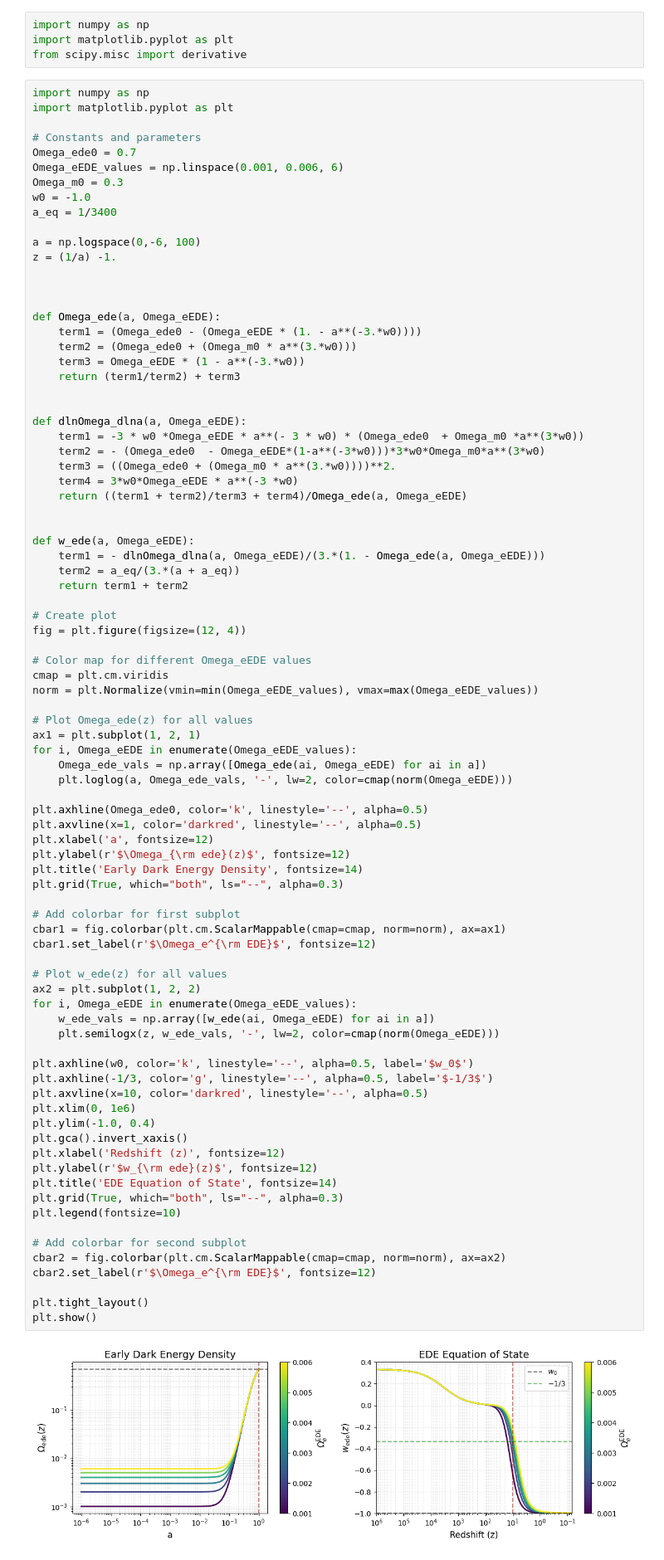
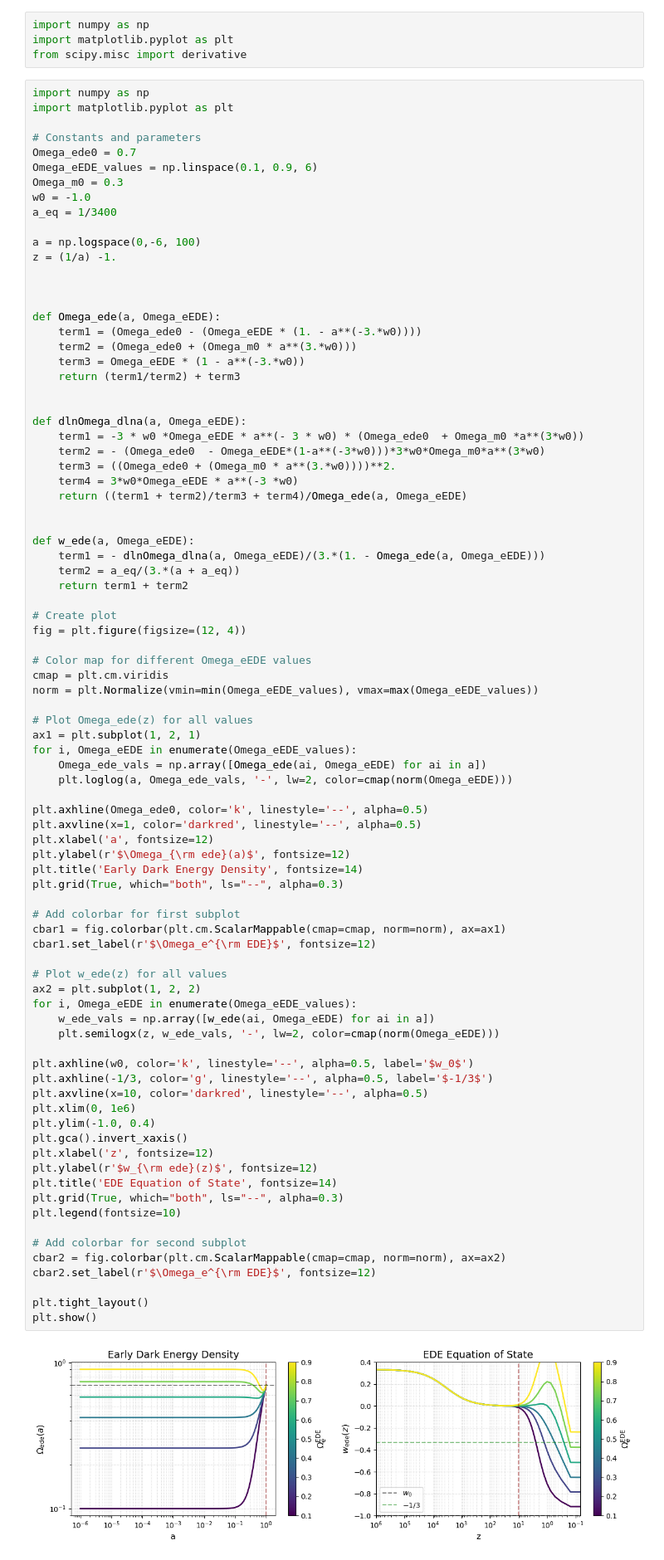
Before and after one commit to mazapataa/EDE, a Jupyter notebook: early.ipynb, the cells around one changed output. Shown: that part at 83% size. Drawn from its saved outputs; the diff is of its cells as text.

```diff
--- a/early.ipynb
+++ b/early.ipynb
@@ -8,7 +8,7 @@ import matplotlib.pyplot as plt
 
 # Constants and parameters
 Omega_ede0 = 0.7
-Omega_eEDE_values = np.linspace(0.001, 0.006, 6)
+Omega_eEDE_values = np.linspace(0.1, 0.9, 6)
 Omega_m0 = 0.3
 w0 = -1.0
 a_eq = 1/3400
@@ -54,40 +54,40 @@ for i, Omega_eEDE in enumerate(Omega_eEDE_values):
 plt.axhline(Omega_ede0, color='k', linestyle='--', alpha=0.5)
 plt.axvline(x=1, color='darkred', linestyle='--', alpha=0.5)
 plt.xlabel('a', fontsize=12)
-plt.ylabel(r'$\Omega_{\rm ede}(z)$', fontsize=12)
+plt.ylabel(r'$\Omega_{\rm ede}(a)$', fontsize=12)
 plt.title('Early Dark Energy Density', fontsize=14)
 plt.grid(True, which="both", ls="--", alpha=0.3)
 
 # Add colorbar for first subplot
 cbar1 = fig.colorbar(plt.cm.ScalarMappable(cmap=cmap, norm=norm), ax=ax1)
 cbar1.set_label(r'$\Omega_e^{\rm EDE}$', fontsize=12)
 
 # Plot w_ede(z) for all values
 ax2 = plt.subplot(1, 2, 2)
 for i, Omega_eEDE in enumerate(Omega_eEDE_values):
     w_ede_vals = np.array([w_ede(ai, Omega_eEDE) for ai in a])
     plt.semilogx(z, w_ede_vals, '-', lw=2, color=cmap(norm(Omega_eEDE)))
 
 plt.axhline(w0, color='k', linestyle='--', alpha=0.5, label='$w_0$')
 plt.axhline(-1/3, color='g', linestyle='--', alpha=0.5, label='$-1/3$')
 plt.axvline(x=10, color='darkred', linestyle='--', alpha=0.5)
 plt.xlim(0, 1e6)
 plt.ylim(-1.0, 0.4)
 plt.gca().invert_xaxis()
-plt.xlabel('Redshift (z)', fontsize=12)
+plt.xlabel('z', fontsize=12)
 plt.ylabel(r'$w_{\rm ede}(z)$', fontsize=12)
 plt.title('EDE Equation of State', fontsize=14)
 plt.grid(True, which="both", ls="--", alpha=0.3)
 plt.legend(fontsize=10)
 
 # Add colorbar for second subplot
 cbar2 = fig.colorbar(plt.cm.ScalarMappable(cmap=cmap, norm=norm), ax=ax2)
 cbar2.set_label(r'$\Omega_e^{\rm EDE}$', fontsize=12)
 
 plt.tight_layout()
 plt.show()
 # %% [output]
-[figure, old version]
+[figure, new version]
 # %% [markdown]
 ### Using
 $$
```
Also changed, not shown: parts of 4 cells of this notebook.
